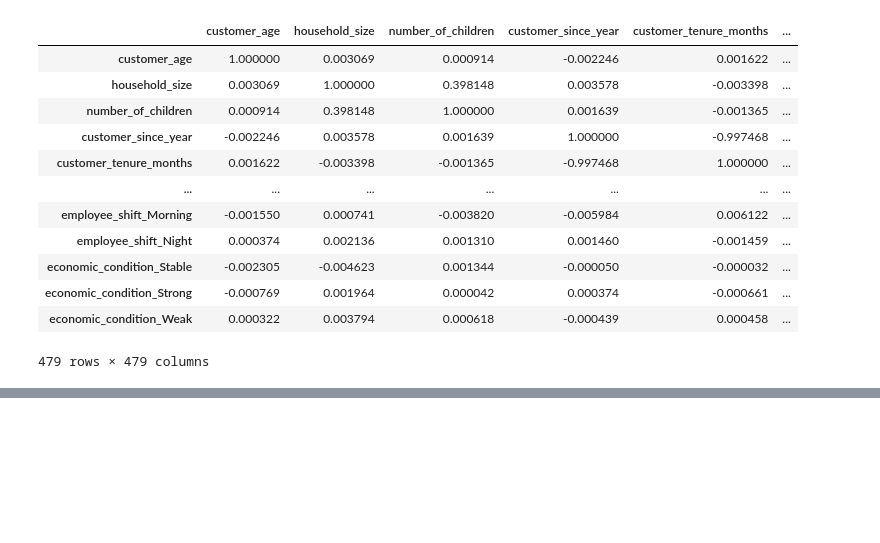
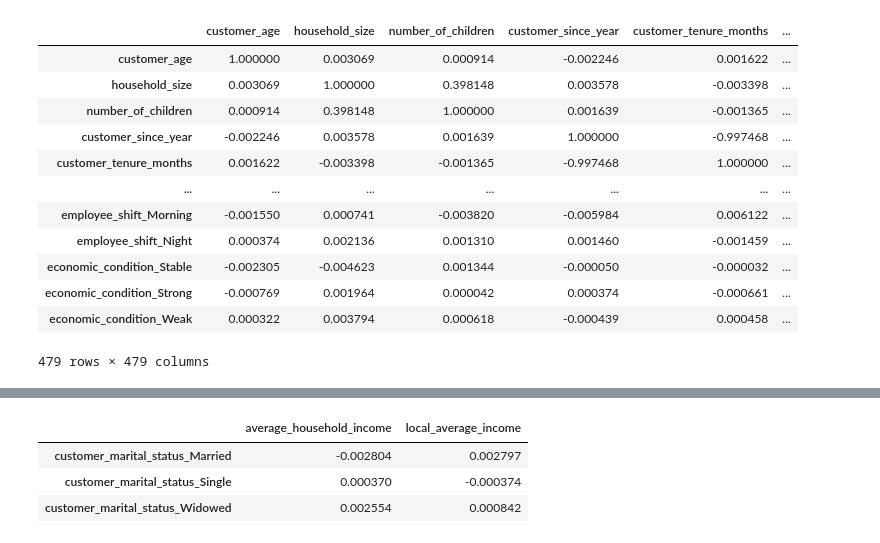
Before and after one commit to tatraim/supermarket, a Jupyter notebook: supermarket_data_3.ipynb, the cells around one changed output, grey strips where cells are left out. Saved outputs shown, nothing was run; the diff lists cells and outputs as text; code cells hidden in the pictures; blank space fills up the shorter version.

```diff
--- a/supermarket_data_3.ipynb
+++ b/supermarket_data_3.ipynb
@@ -127,0 +163,8 @@ corr
+# %%
+income_marital_corr = ohc_cols_encoded[marital+income].corr().loc[marital,income]
+income_marital_corr
+# %% [output]
+|  | average_household_income | local_average_income |
+| customer_marital_status_Married | -0.002804 | 0.002797 |
+| customer_marital_status_Single | 0.000370 | -0.000374 |
+| customer_marital_status_Widowed | 0.002554 | 0.000842 |
```
Also changed, not shown: parts of 8 cells of this notebook.
